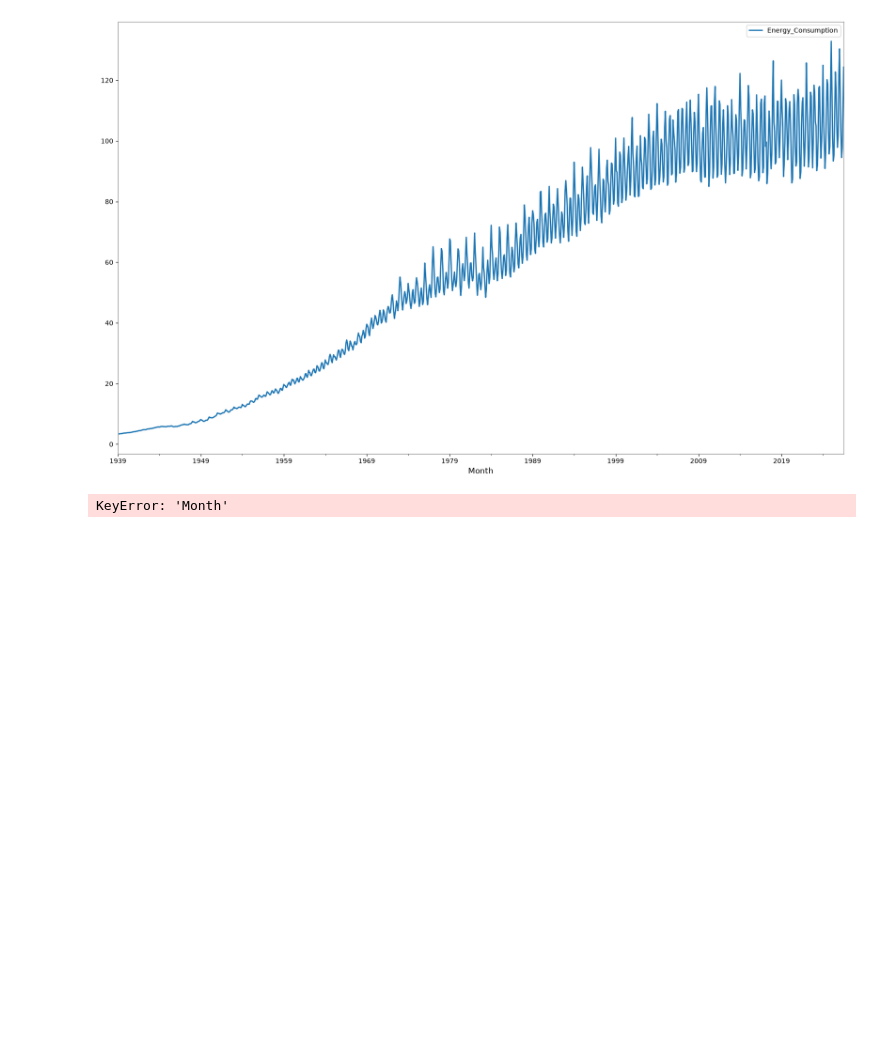
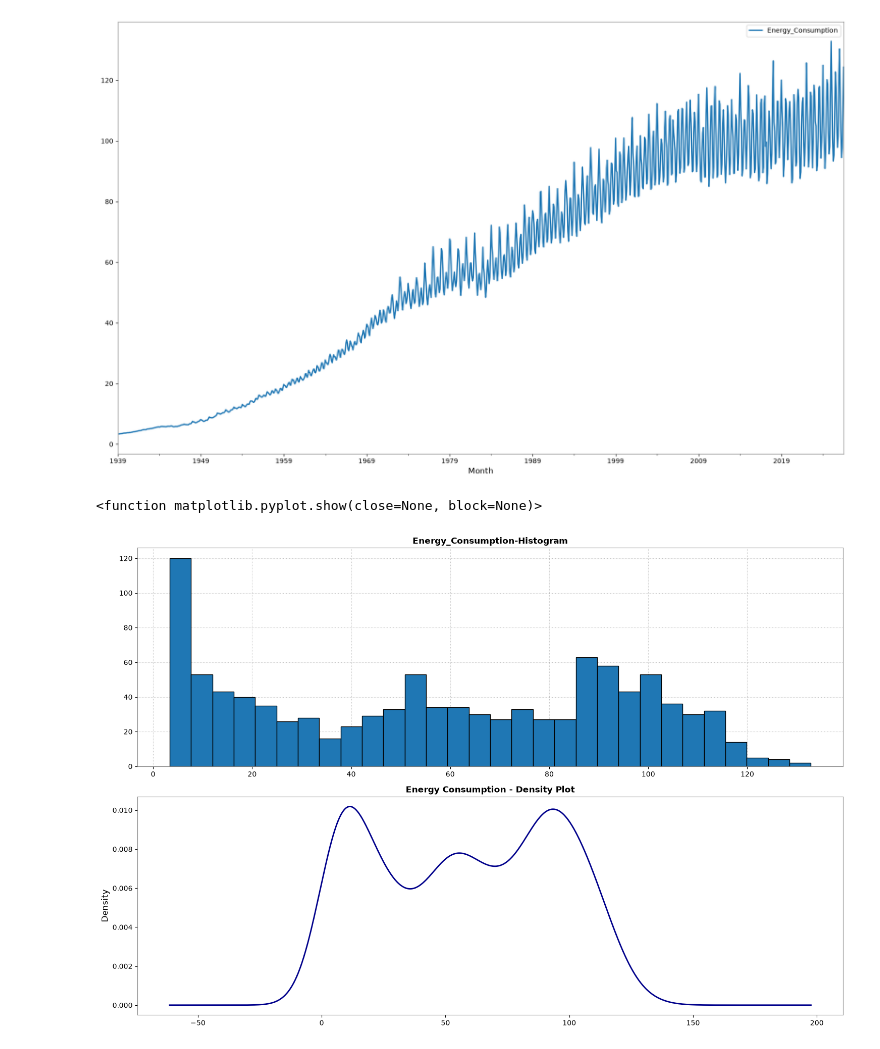
Before and after one commit to Kirfea/energy-consumption-forecasting, a Jupyter notebook: Energy_Consumption_Forecasting.ipynb, the cells around one changed output. Cells and saved outputs as stored; diff of their text form; code cells hidden in the pictures; blank space fills up the shorter version.

```diff
--- a/Energy_Consumption_Forecasting.ipynb
+++ b/Energy_Consumption_Forecasting.ipynb
@@ -168,6 +168,6 @@ Month                     str
 Energy_Consumption    float64
 dtype: object
 # %%
-df['Month'] = pd.to_datetime(df['Month'], format='%Y-%m')
+df['Month'] = pd.to_datetime(df['Month'], format='%Y-%m-%d')
 df.head()
 # %% [output]
@@ -219,8 +221,19 @@ plt.show()
 # We observe seasonality and a trend : both are easy to expect since its power consumption
 # We can
 # %%
-pd.crosstab(
-    index=df_series["Month"], columns=df_series["Energy_Consumption"]
-)
+#Density anylysis for E_Consumption
+plt.figure(figsize=(15,10))
+#Histogram to visualize frequency distribution
+plt.subplot(2,1,1)
+df_series['Energy_Consumption'].hist(bins=30,edgecolor='black')
+plt.title('Energy_Consumption-Histogram')
+
+#Distribution shape analysis
+plt.subplot(2,1,2)
+df_series['Energy_Consumption'].plot(kind='kde',linewidth=2,color='darkblue')
+plt.title('Energy Consumption - Density Plot')
+plt.tight_layout()
+plt.show
 # %% [output]
-KeyError: 'Month'
+<function matplotlib.pyplot.show(close=None, block=None)>
+[figure, added]
```
Also changed, not shown: parts of 2 cells of this notebook.
